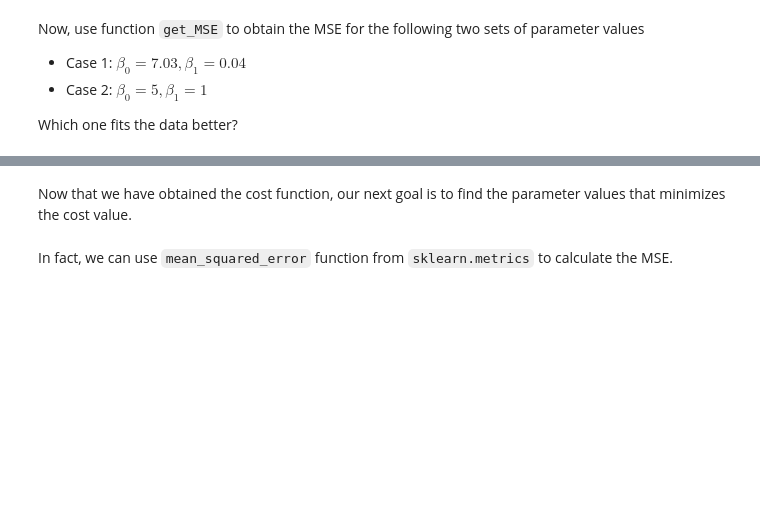
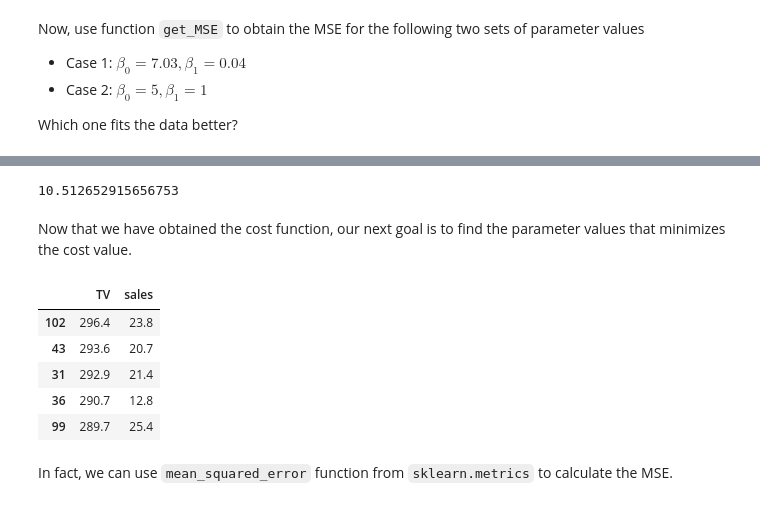
Before and after one commit to ch00226855/CMP414765Fall2022, a Jupyter notebook: Week03_LinearRegression_Completed.ipynb, the cells around one changed output, grey strips where cells are left out. Cells and saved outputs as stored; diff of their text form; code cells hidden in the pictures; blank space fills up the shorter version.

```diff
--- a/Week03_LinearRegression_Completed.ipynb
+++ b/Week03_LinearRegression_Completed.ipynb
@@ -294,7 +340,19 @@ get_MSE(5, 1, data)
+# %%
+# Also compare to the values calculated by the LinearRegression class
+get_MSE(7.03259355, 0.04753664, data)
+# %% [output]
+10.512652915656753
 # %% [markdown]
 Now that we have obtained the cost function, our next goal is to find the parameter values that minimizes the cost value.
 # %%
-data
+data.head()
+# %% [output]
+|  | TV | sales |
+| 102 | 296.4 | 23.8 |
+| 43 | 293.6 | 20.7 |
+| 31 | 292.9 | 21.4 |
+| 36 | 290.7 | 12.8 |
+| 99 | 289.7 | 25.4 |
 # %% [markdown]
 In fact, we can use `mean_squared_error` function from `sklearn.metrics` to calculate the MSE.
 # %%
```
Also changed, not shown: parts of 21 cells of this notebook.
